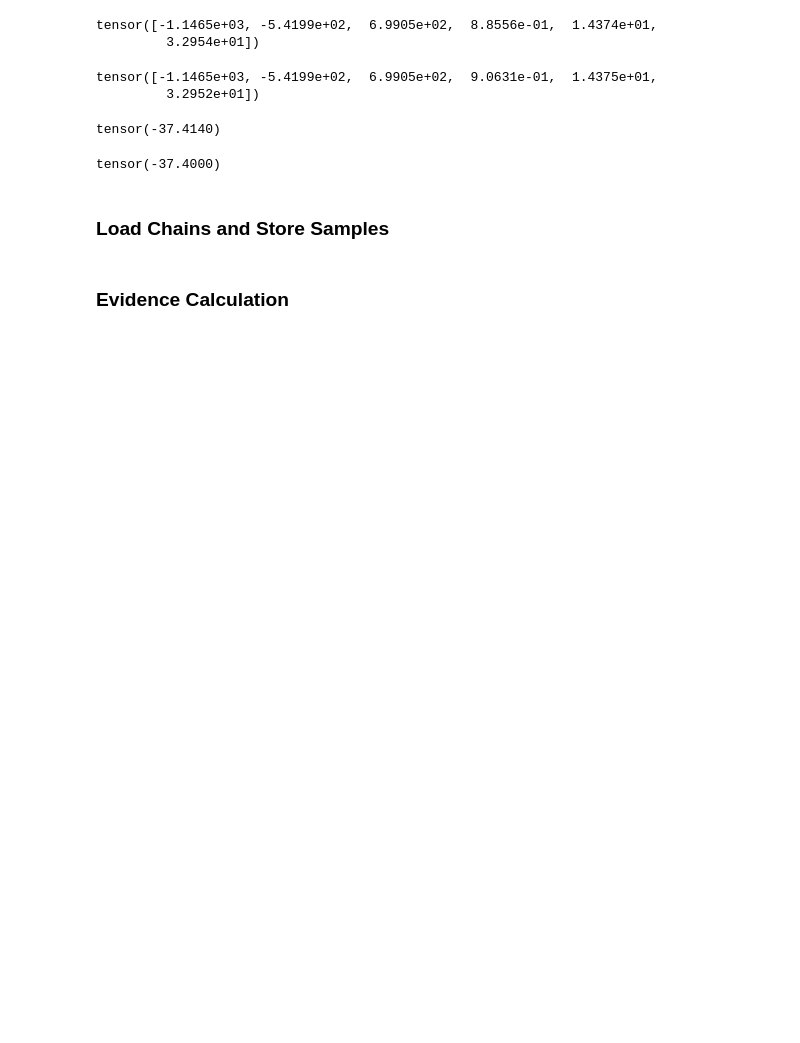
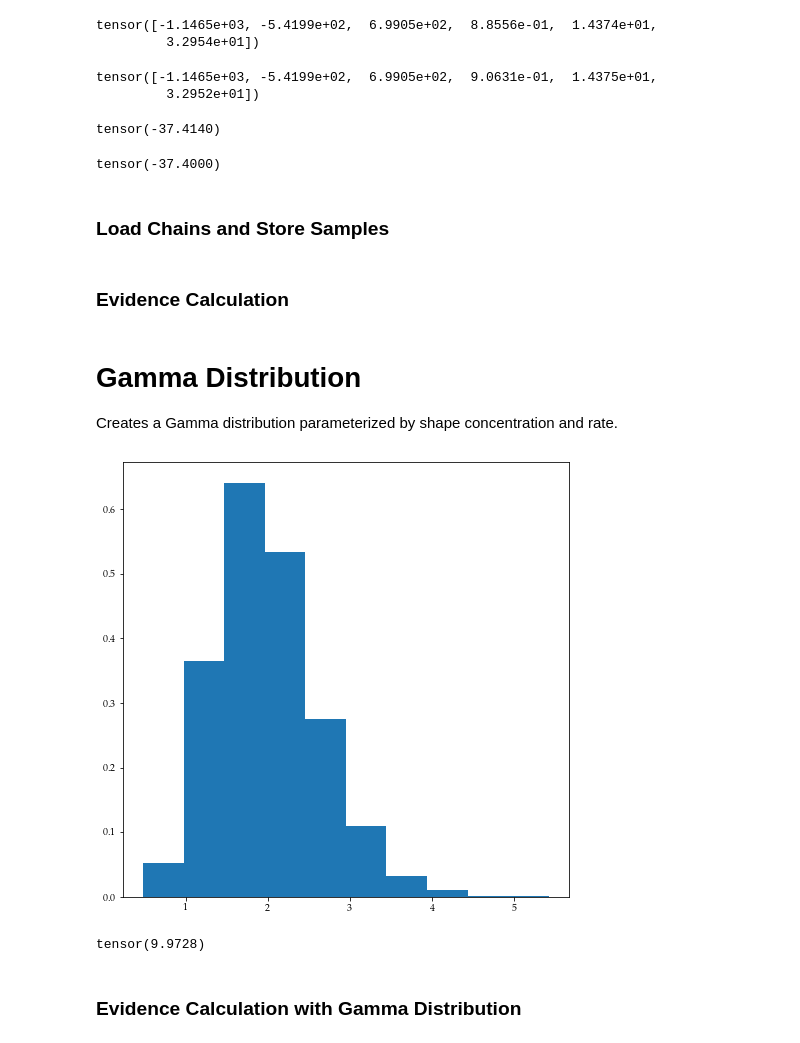
Before and after one commit to Harry45/COMGAP, a Jupyter notebook: playground.ipynb, the cells around one changed output. Cells and saved outputs as stored; diff of their text form; code cells hidden in the pictures; blank space fills up the shorter version.

```diff
--- a/playground.ipynb
+++ b/playground.ipynb
@@ -478,3 +478,16 @@ MLE_S = MCEvidence(chainfile,split=Split,kmax=0,verbose=0,priorvolume=1.,thinlen
 MLE_S
 # %%
 MLE_S
+# %% [markdown]
+# Gamma Distribution
+
+Creates a Gamma distribution parameterized by shape concentration and rate.
+# %%
+import torch
+import numpy as np
+import matplotlib.pylab as plt
+
+plt.rc('text', usetex=True)
+plt.rc('font',**{'family':'sans-serif','serif':['Palatino']})
+figSize  = (12, 8)
+fontSize = 20
@@ -480,0 +509,14 @@ MLE_S
+# %%
+dist, logp, grad = func(10.0)
+# %%
+samples = dist.rsample([10000]).view(-1)
+# %%
+plt.figure(figsize = (8,8))
+plt.hist(samples, density=True)
+plt.show()
+# %% [output]
+[figure, added]
+# %%
+torch.mean(samples)*5
+# %% [output]
+tensor(9.9728)
@@ -480,0 +525,2 @@ MLE_S
+# %% [markdown]
+### Evidence Calculation with Gamma Distribution
```
Also changed, not shown: parts of 20 cells of this notebook, 2 other files.
